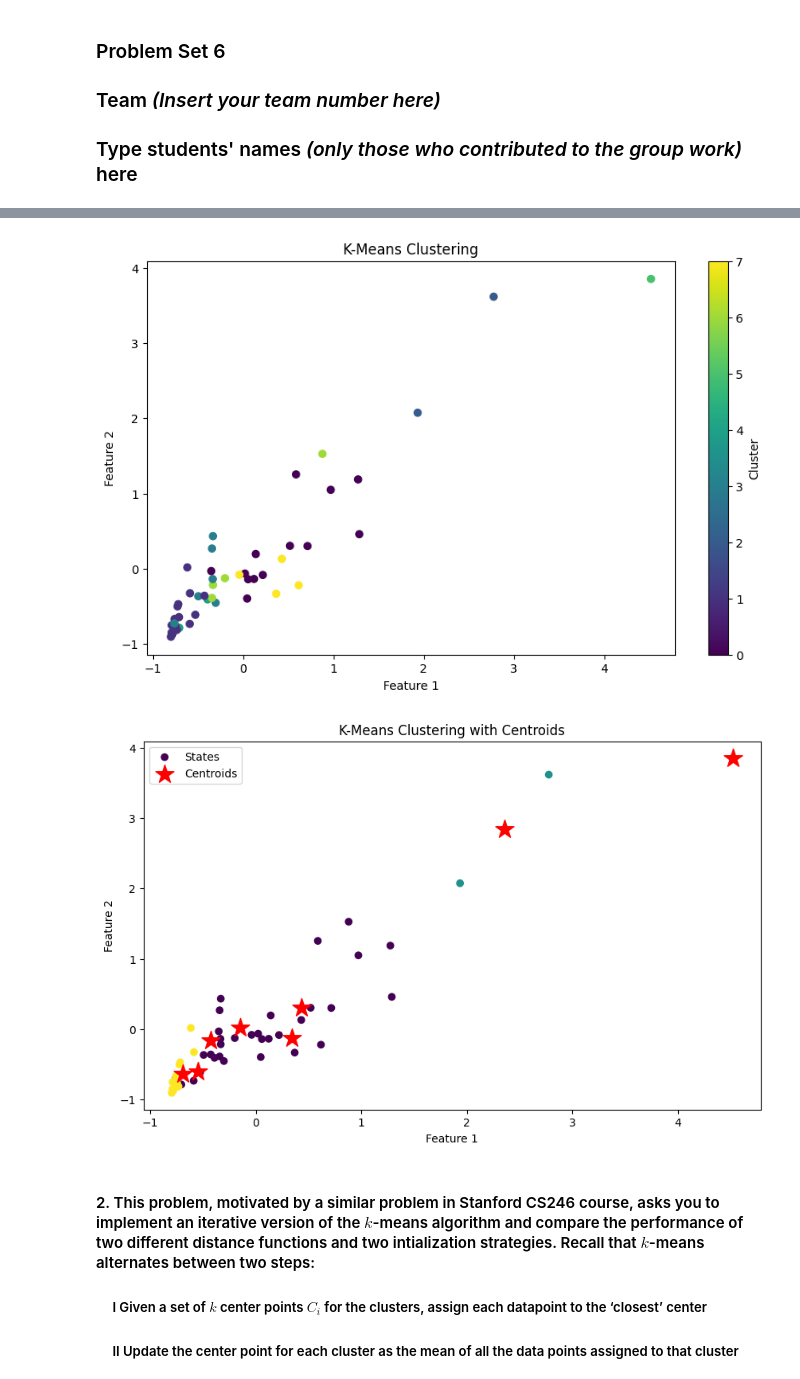
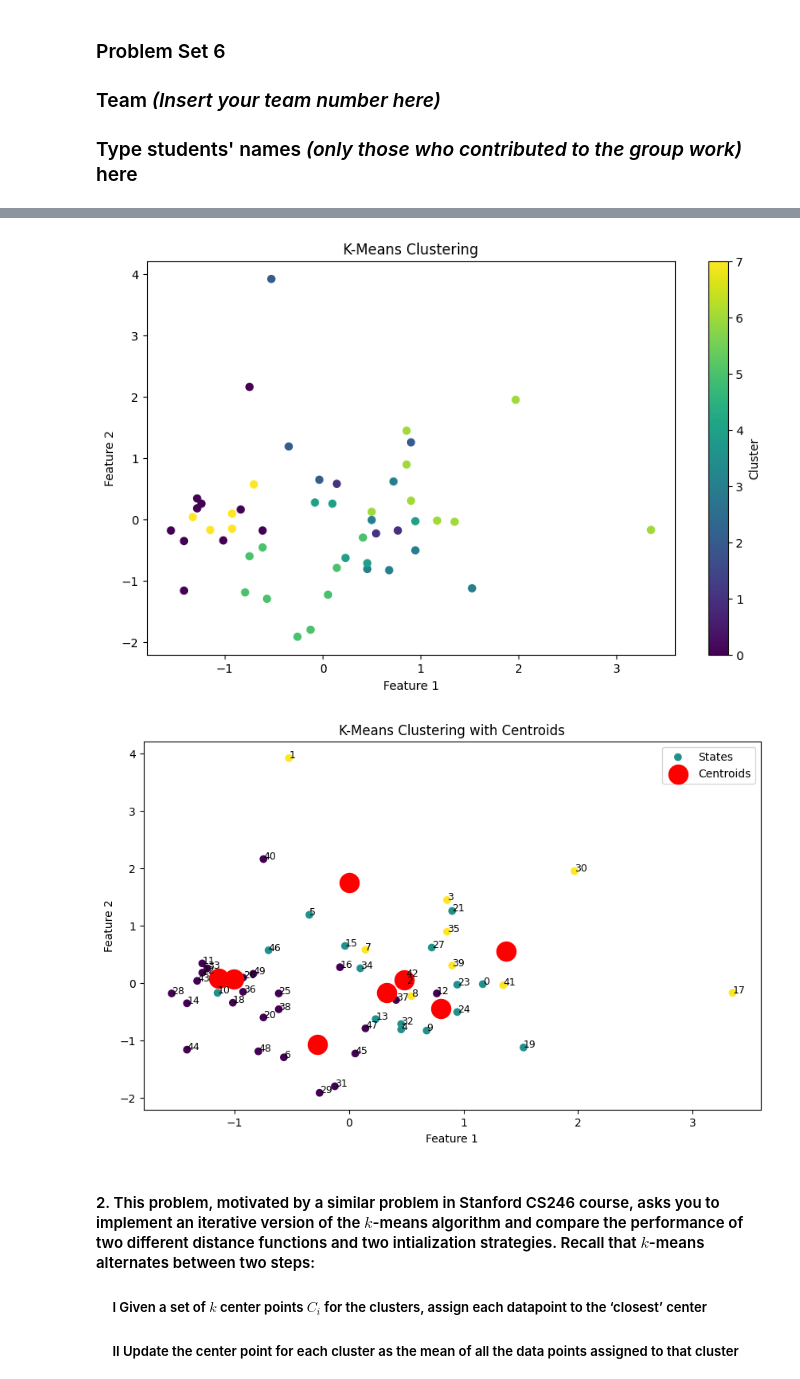
Before and after one commit to PrelaunchZeus2/Data-319-Model-Data-Based-Methods, a Jupyter notebook: Problem Sets/Problem Set 6/DATA319_2024Summer_PS6.ipynb, the cells around one changed output, grey strips where cells are left out. Saved outputs shown, nothing was run; the diff lists cells and outputs as text; code cells hidden in the pictures.

```diff
--- a/Problem Sets/Problem Set 6/DATA319_2024Summer_PS6.ipynb
+++ b/Problem Sets/Problem Set 6/DATA319_2024Summer_PS6.ipynb
@@ -48,7 +54,7 @@ crime_data.rename(columns={'Unnamed: 0':'Index'}, inplace=True)
 crime_data = crime_data.select_dtypes(include=['int64','float64'])
 
 #select subset of columns
-crime_data = crime_data[['Murder', 'Rape', 'Robbery', 'Assault', 'MurderRate', 'RapeRate', 'RobberyRate', 'AssaultRate']]
+crime_data = crime_data[['MurderRate', 'RapeRate', 'RobberyRate', 'AssaultRate', 'BurglaryRate', 'LarcenyTheftRate', 'MotorVehicleTheftRate']]
 crime_data.describe()
 
 #boxplot of columns
@@ -137,30 +135,33 @@ plt.show()
 # %%
 #E
 
 #K-Means
 kmeans = KMeans()
 kmeans.fit(crime_data_standardized)
 kmeans_clusters = kmeans.predict(crime_data_standardized)
 
 plt.figure(figsize=(10, 6))
 plt.scatter(crime_data_standardized[:, 0], crime_data_standardized[:, 1], c = kmeans_clusters, cmap='viridis', label='States')
 plt.title('K-Means Clustering')
 plt.xlabel('Feature 1')
 plt.ylabel('Feature 2')
 plt.colorbar(label='Cluster')
 plt.show()
 
 plt.figure(figsize=(10, 6))
 plt.scatter(crime_data_standardized[:, 0], crime_data_standardized[:, 1], c=clusters, cmap='viridis', label='States')
-plt.scatter(kmeans.cluster_centers_[:, 0], kmeans.cluster_centers_[:, 1], s=300, c='red', label='Centroids', marker='*')
+plt.scatter(kmeans.cluster_centers_[:, 0], kmeans.cluster_centers_[:, 1], s=300, c='red', label='Centroids', marker='o')
+state_names = crime_data.index
+for i, txt in enumerate(state_names):
+    plt.text(crime_data_standardized[i, 0], crime_data_standardized[i, 1], txt, fontsize=9)
 plt.title('K-Means Clustering with Centroids')
 plt.xlabel('Feature 1')
 plt.ylabel('Feature 2')
 plt.legend()
 plt.show()
 # %% [output]
-[figure, old version]
+[figure, new version]
-[figure, old version]
+[figure, new version]
 # %% [markdown]
 #### 2. This problem, motivated by a similar problem in Stanford CS246 course, asks you to implement an iterative version of the $k$-means algorithm and compare the performance of two different distance functions and two intialization strategies. Recall that $k$-means alternates between two steps:
 
```
Also changed, not shown: parts of 5 cells of this notebook.
